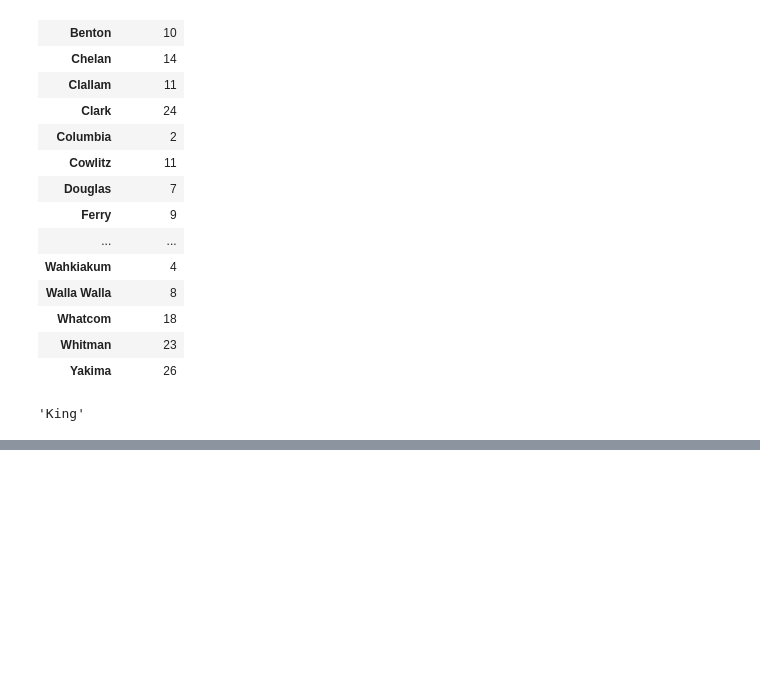
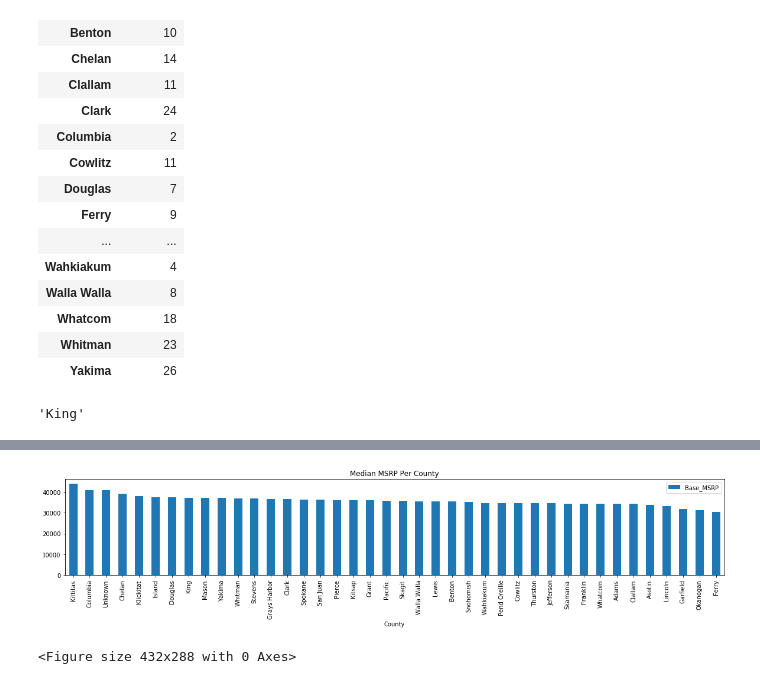
Before and after one commit to charlim26/Project-2-EV, a Jupyter notebook: Graph making.ipynb, the cells around one changed output, grey strips where cells are left out. Drawn from its saved outputs; the diff is of its cells as text; code cells hidden in the pictures; blank space fills up the shorter version.

```diff
--- a/Graph making.ipynb
+++ b/Graph making.ipynb
@@ -194,0 +216,2 @@ def get_county(z):
+# %%
+d = data['zip'].apply(get_county)
@@ -194,0 +233,2 @@ def get_county(z):
+# %%
+data['County'] = d
@@ -194,0 +244,4 @@ def get_county(z):
+# %%
+dg = data.groupby('County')
+# %%
+ppc = dg[['Base_MSRP']].mean().sort_values('Base_MSRP', ascending=False)
@@ -194,0 +271,10 @@ def get_county(z):
+# %%
+ppc.plot(kind="bar", figsize=(20,3))
+plt.title("Median MSRP Per County")
+
+plt.show()
+plt.tight_layout()
+plt.savefig("median_msrp_per_county.png")
+# %% [output]
+[figure, added]
+<Figure size 432x288 with 0 Axes>
```
Also changed, not shown: parts of 12 cells of this notebook, 3 other files.
